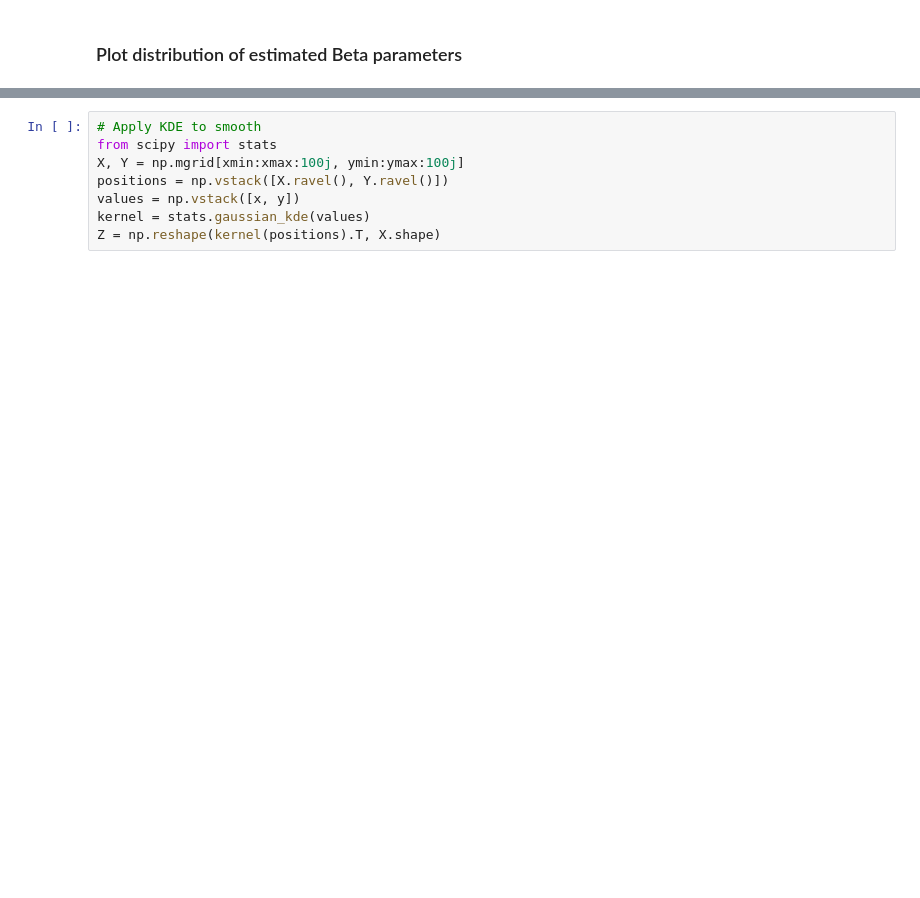
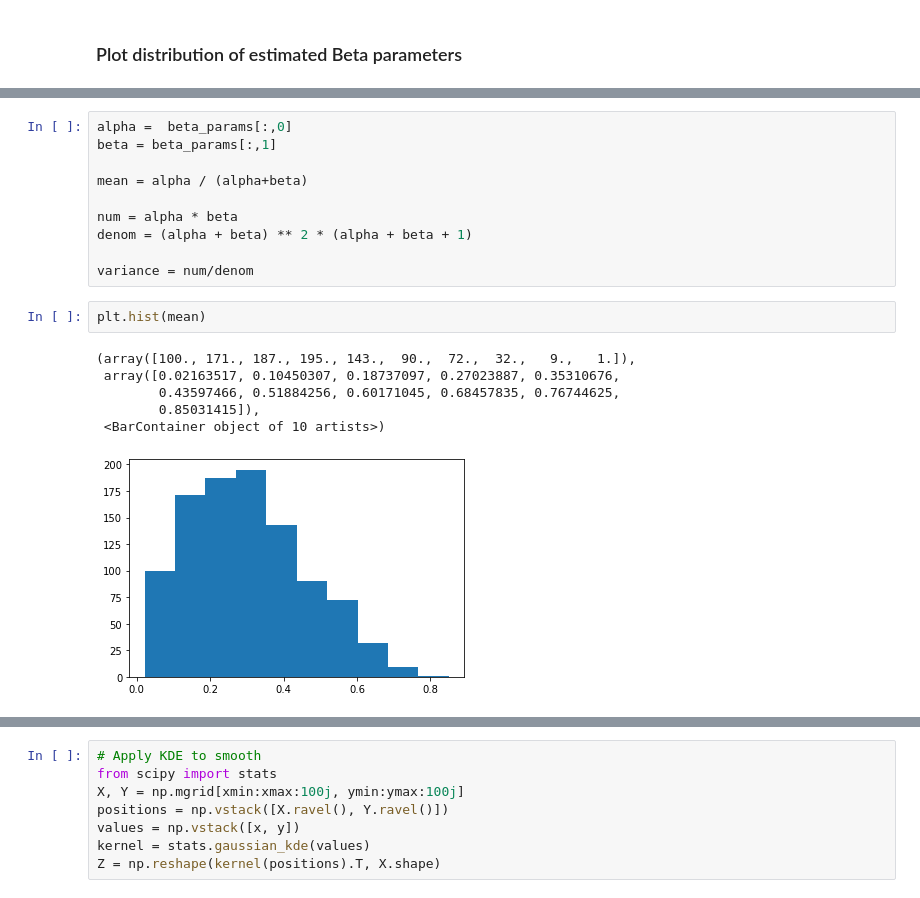
Before and after one commit to tiffanyding/empirical-bayes-conformal, a Jupyter notebook: imagenet_experiments.ipynb, the cells around one changed output, grey strips where cells are left out. Cells and saved outputs as stored; diff of their text form; blank space fills up the shorter version.

```diff
--- a/imagenet_experiments.ipynb
+++ b/imagenet_experiments.ipynb
@@ -337,0 +339,19 @@ array([[996]])
+# %%
+alpha =  beta_params[:,0]
+beta = beta_params[:,1]
+
+mean = alpha / (alpha+beta)
+
+num = alpha * beta
+denom = (alpha + beta) ** 2 * (alpha + beta + 1)
+
+variance = num/denom
+# %%
+plt.hist(mean)
+# %% [output]
+(array([100., 171., 187., 195., 143.,  90.,  72.,  32.,   9.,   1.]),
+ array([0.02163517, 0.10450307, 0.18737097, 0.27023887, 0.35310676,
+        0.43597466, 0.51884256, 0.60171045, 0.68457835, 0.76744625,
+        0.85031415]),
+ <BarContainer object of 10 artists>)
+[figure, added]
```
Also changed, not shown: parts of 43 cells of this notebook, 1 other file.
